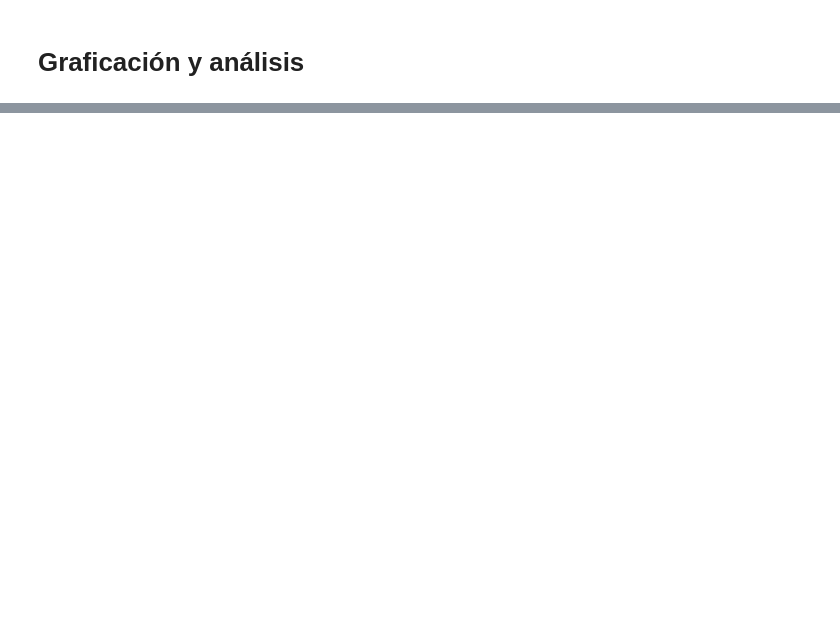
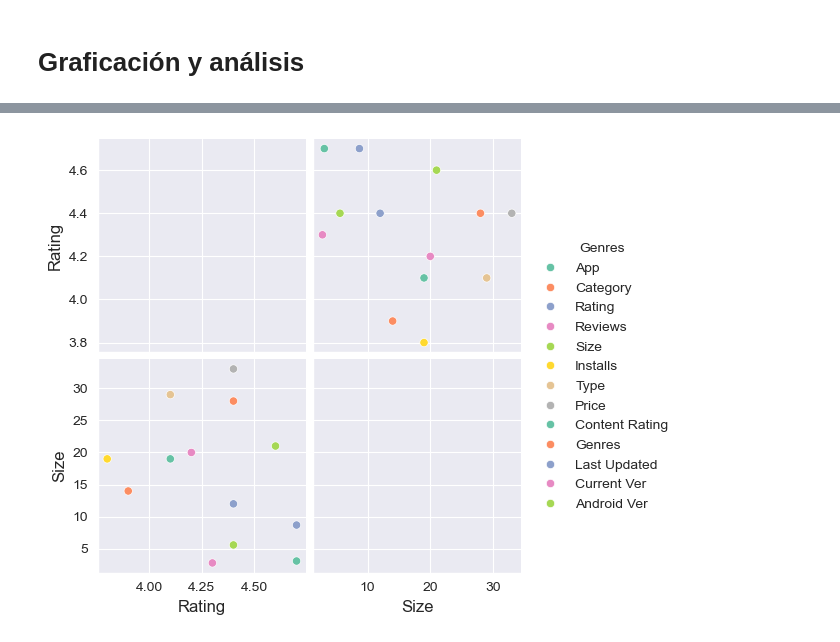
Before and after one commit to claudia17018/Google-Play-Store-Lab, a Jupyter notebook: notebooks/laboratorio/Lab2_Graf-Analisis_Playstore.ipynb, the cells around one changed output, grey strips where cells are left out. Cells and saved outputs as stored; diff of their text form; code cells hidden in the pictures; blank space fills up the shorter version.

```diff
--- a/notebooks/laboratorio/Lab2_Graf-Analisis_Playstore.ipynb
+++ b/notebooks/laboratorio/Lab2_Graf-Analisis_Playstore.ipynb
@@ -176,0 +412,11 @@ nan_counts
+# %%
+x= df['Rating'].dropna()
+# %%
+y= df['Size'].dropna()
+# %%
+#genero = df[df['Genres'] in ('Comics','Communucation','Education','Music','Social')]
+genero = df[df['Genres'].isin(['Comics','Communucation','Education','Music','Social'])]
+# %%
+p=sns.pairplot( pd.DataFrame(list(zip(x,y,genero)),columns=['Rating','Size','Genres']),hue='Genres',palette='Set2')
+# %% [output]
+[figure, added]
```
Also changed, not shown: parts of 31 cells of this notebook.
